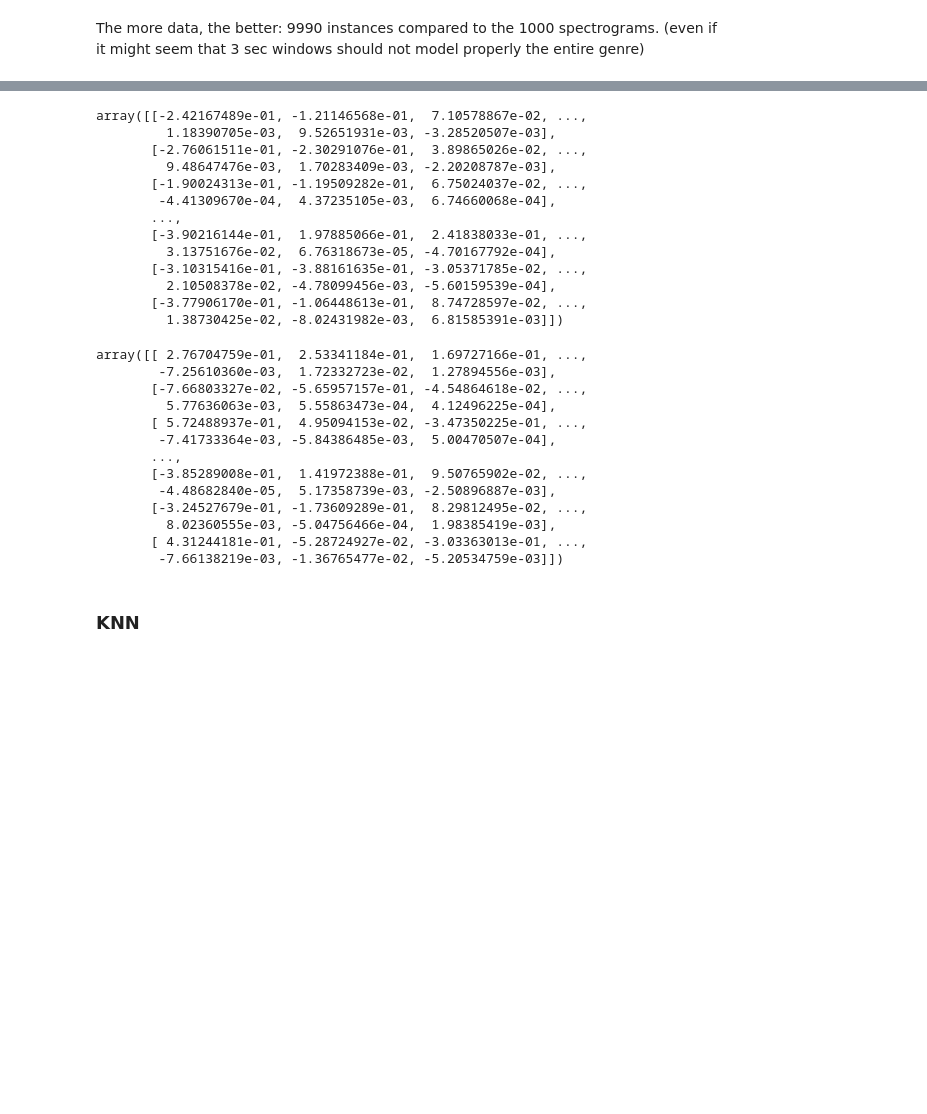
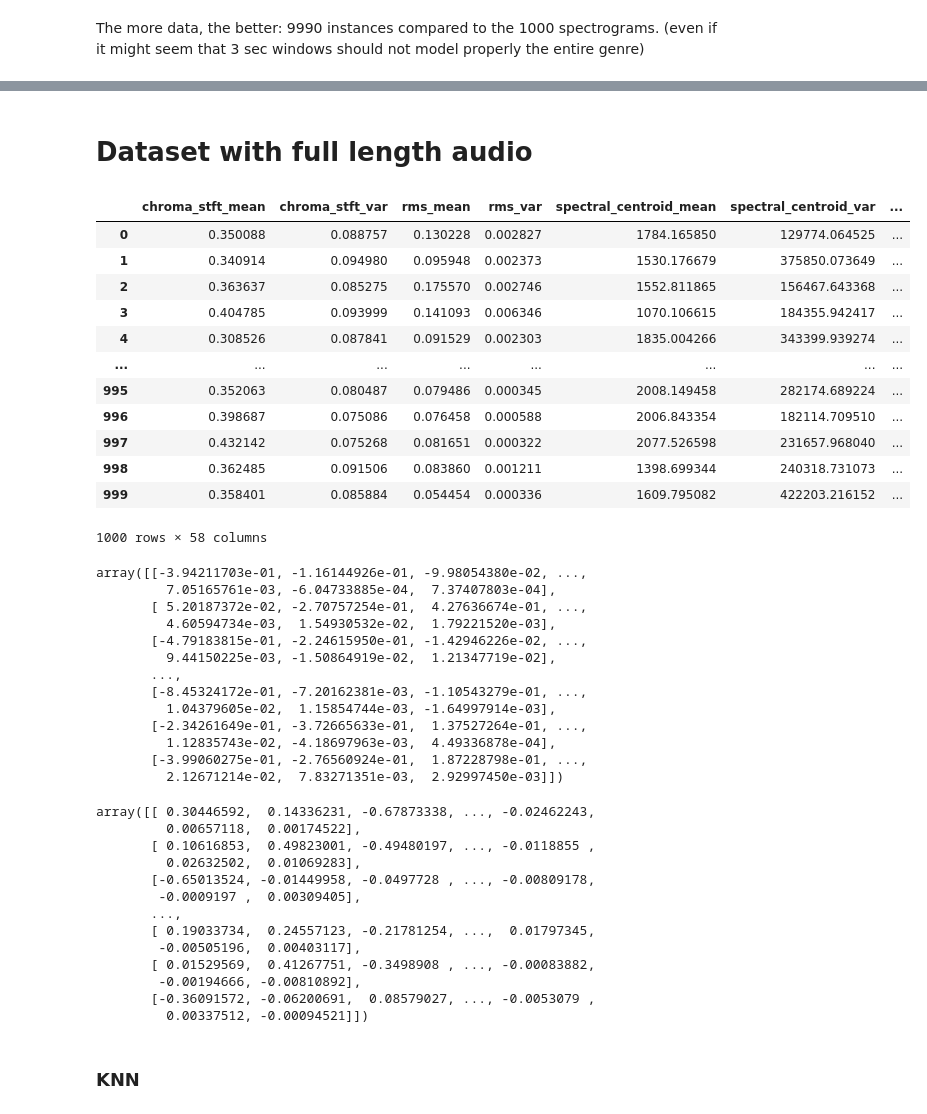
Before and after one commit to pricoptudor/Licenta_workspace, a Jupyter notebook: Proiect_1/Genres_ML-GTZAN.ipynb, the cells around one changed output, grey strips where cells are left out. Drawn from its saved outputs; the diff is of its cells as text; code cells hidden in the pictures; blank space fills up the shorter version.

```diff
--- a/Proiect_1/Genres_ML-GTZAN.ipynb
+++ b/Proiect_1/Genres_ML-GTZAN.ipynb
@@ -49,3 +93,23 @@ The more data, the better: 9990 instances compared to the 1000 spectrograms. (ev
+# %% [markdown]
+# Dataset with full length audio
+# %%
+# Discard filename and length as it gives no information
+dataset = pd.read_csv('./Data/features_30_sec.csv').iloc[0:, 2:]
+dataset
+# %% [output]
+|  | chroma_stft_mean | chroma_stft_var | rms_mean | rms_var | spectral_centroid_mean | spectral_centroid_var | ... |
+| 0 | 0.350088 | 0.088757 | 0.130228 | 0.002827 | 1784.165850 | 129774.064525 | ... |
+| 1 | 0.340914 | 0.094980 | 0.095948 | 0.002373 | 1530.176679 | 375850.073649 | ... |
+| 2 | 0.363637 | 0.085275 | 0.175570 | 0.002746 | 1552.811865 | 156467.643368 | ... |
+| 3 | 0.404785 | 0.093999 | 0.141093 | 0.006346 | 1070.106615 | 184355.942417 | ... |
+| 4 | 0.308526 | 0.087841 | 0.091529 | 0.002303 | 1835.004266 | 343399.939274 | ... |
+| ... | ... | ... | ... | ... | ... | ... | ... |
+| 995 | 0.352063 | 0.080487 | 0.079486 | 0.000345 | 2008.149458 | 282174.689224 | ... |
+| 996 | 0.398687 | 0.075086 | 0.076458 | 0.000588 | 2006.843354 | 182114.709510 | ... |
+| 997 | 0.432142 | 0.075268 | 0.081651 | 0.000322 | 2077.526598 | 231657.968040 | ... |
+| 998 | 0.362485 | 0.091506 | 0.083860 | 0.001211 | 1398.699344 | 240318.731073 | ... |
+| 999 | 0.358401 | 0.085884 | 0.054454 | 0.000336 | 1609.795082 | 422203.216152 | ... |
+1000 rows × 58 columns
 # %%
 Y = dataset['label']
 X = dataset.loc[:, dataset.columns != 'label']
@@ -60,36 +124,36 @@ pca = PCA()
 principalComponents = pca.fit_transform(X)
 principalComponents
 # %% [output]
-array([[-2.42167489e-01, -1.21146568e-01,  7.10578867e-02, ...,
-         1.18390705e-03,  9.52651931e-03, -3.28520507e-03],
-       [-2.76061511e-01, -2.30291076e-01,  3.89865026e-02, ...,
-         9.48647476e-03,  1.70283409e-03, -2.20208787e-03],
-       [-1.90024313e-01, -1.19509282e-01,  6.75024037e-02, ...,
-        -4.41309670e-04,  4.37235105e-03,  6.74660068e-04],
+array([[-3.94211703e-01, -1.16144926e-01, -9.98054380e-02, ...,
+         7.05165761e-03, -6.04733885e-04,  7.37407803e-04],
+       [ 5.20187372e-02, -2.70757254e-01,  4.27636674e-01, ...,
+         4.60594734e-03,  1.54930532e-02,  1.79221520e-03],
+       [-4.79183815e-01, -2.24615950e-01, -1.42946226e-02, ...,
+         9.44150225e-03, -1.50864919e-02,  1.21347719e-02],
        ...,
-       [-3.90216144e-01,  1.97885066e-01,  2.41838033e-01, ...,
-         3.13751676e-02,  6.76318673e-05, -4.70167792e-04],
-       [-3.10315416e-01, -3.88161635e-01, -3.05371785e-02, ...,
-         2.10508378e-02, -4.78099456e-03, -5.60159539e-04],
-       [-3.77906170e-01, -1.06448613e-01,  8.74728597e-02, ...,
-         1.38730425e-02, -8.02431982e-03,  6.81585391e-03]])
+       [-8.45324172e-01, -7.20162381e-03, -1.10543279e-01, ...,
+         1.04379605e-02,  1.15854744e-03, -1.64997914e-03],
+       [-2.34261649e-01, -3.72665633e-01,  1.37527264e-01, ...,
+         1.12835743e-02, -4.18697963e-03,  4.49336878e-04],
+       [-3.99060275e-01, -2.76560924e-01,  1.87228798e-01, ...,
+         2.12671214e-02,  7.83271351e-03,  2.92997450e-03]])
 # %%
 X_train, X_test, y_train, y_test = train_test_split(principalComponents, Y, random_state=42, stratify=Y, test_size=0.2)
 X_train
 # %% [output]
-array([[ 2.76704759e-01,  2.53341184e-01,  1.69727166e-01, ...,
-        -7.25610360e-03,  1.72332723e-02,  1.27894556e-03],
-       [-7.66803327e-02, -5.65957157e-01, -4.54864618e-02, ...,
-         5.77636063e-03,  5.55863473e-04,  4.12496225e-04],
-       [ 5.72488937e-01,  4.95094153e-02, -3.47350225e-01, ...,
-        -7.41733364e-03, -5.84386485e-03,  5.00470507e-04],
+array([[ 0.30446592,  0.14336231, -0.67873338, ..., -0.02462243,
+         0.00657118,  0.00174522],
+       [ 0.10616853,  0.49823001, -0.49480197, ..., -0.0118855 ,
+         0.02632502,  0.01069283],
+       [-0.65013524, -0.01449958, -0.0497728 , ..., -0.00809178,
+        -0.0009197 ,  0.00309405],
        ...,
-       [-3.85289008e-01,  1.41972388e-01,  9.50765902e-02, ...,
-        -4.48682840e-05,  5.17358739e-03, -2.50896887e-03],
-       [-3.24527679e-01, -1.73609289e-01,  8.29812495e-02, ...,
-         8.02360555e-03, -5.04756466e-04,  1.98385419e-03],
-       [ 4.31244181e-01, -5.28724927e-02, -3.03363013e-01, ...,
-        -7.66138219e-03, -1.36765477e-02, -5.20534759e-03]])
+       [ 0.19033734,  0.24557123, -0.21781254, ...,  0.01797345,
+        -0.00505196,  0.00403117],
+       [ 0.01529569,  0.41267751, -0.3498908 , ..., -0.00083882,
+        -0.00194666, -0.00810892],
+       [-0.36091572, -0.06200691,  0.08579027, ..., -0.0053079 ,
+         0.00337512, -0.00094521]])
 # %% [markdown]
 ### KNN
 # %%
```
Also changed, not shown: parts of 18 cells of this notebook, 3 other files.
